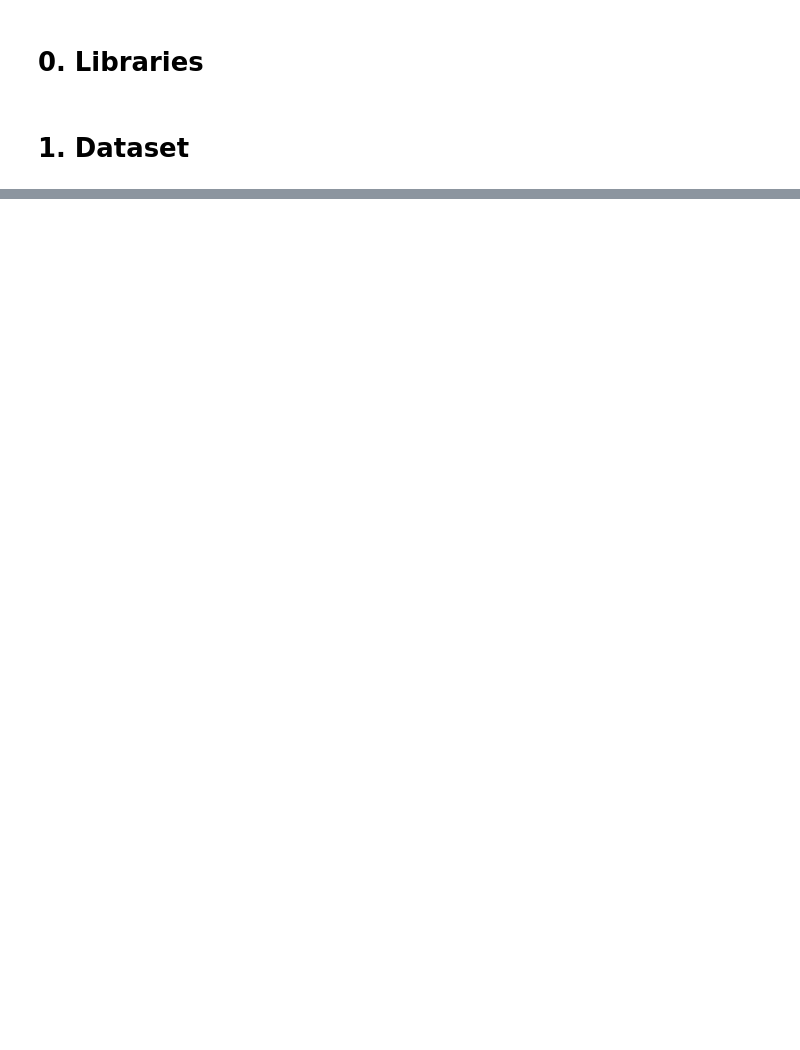
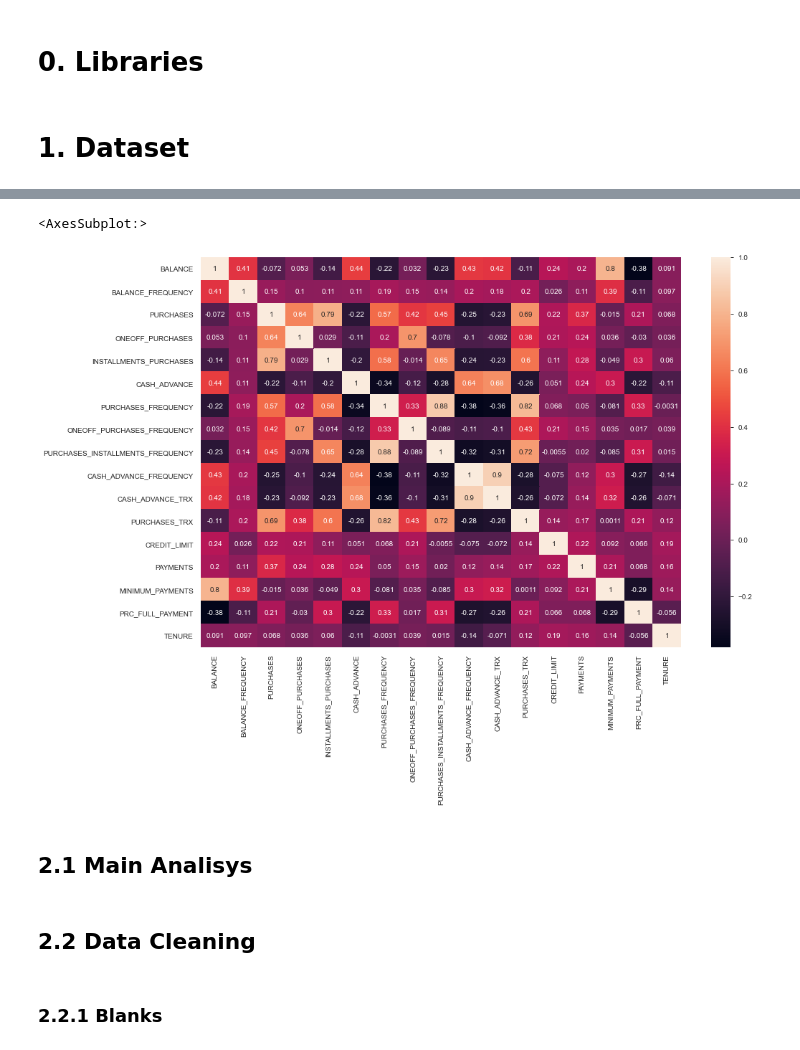
Before and after one commit to gfmattos/kaggle_creditcard, a Jupyter notebook: notebooks/credit_card.ipynb, the cells around one changed output, grey strips where cells are left out. Drawn from its saved outputs; the diff is of its cells as text; code cells hidden in the pictures; blank space fills up the shorter version.

```diff
--- a/notebooks/credit_card.ipynb
+++ b/notebooks/credit_card.ipynb
@@ -9,7 +21,7 @@ import matplotlib.pyplot as plt
 # %% [markdown]
 # **1. Dataset**
 # %%
-df = pd.read_csv(r'C:\Users\g_fma\OneDrive\Área de Trabalho\DOCS\data_projects\projects_git\kaggle_cc_clustering\data\.csv\CC GENERAL.csv')
+df = pd.read_csv(r'C:\Users\g_fma\OneDrive\Área de Trabalho\DOCS\data_projects\projects_git\kaggle_credit_card\data\.csv\CC GENERAL.csv')
 # %%
 df.head()
 # %% [output]
@@ -24,0 +99,13 @@ profile
+# %%
+
+fig=plt.figure(figsize=(15,10))
+sns.heatmap(df.corr(), annot=True)
+# %% [output]
+<AxesSubplot:>
+[figure, added]
+# %% [markdown]
+## 2.1 Main Analisys
+# %% [markdown]
+## 2.2 Data Cleaning
+# %% [markdown]
+### 2.2.1 Blanks
```
Also changed, not shown: parts of 41 cells of this notebook, 1 other file.
